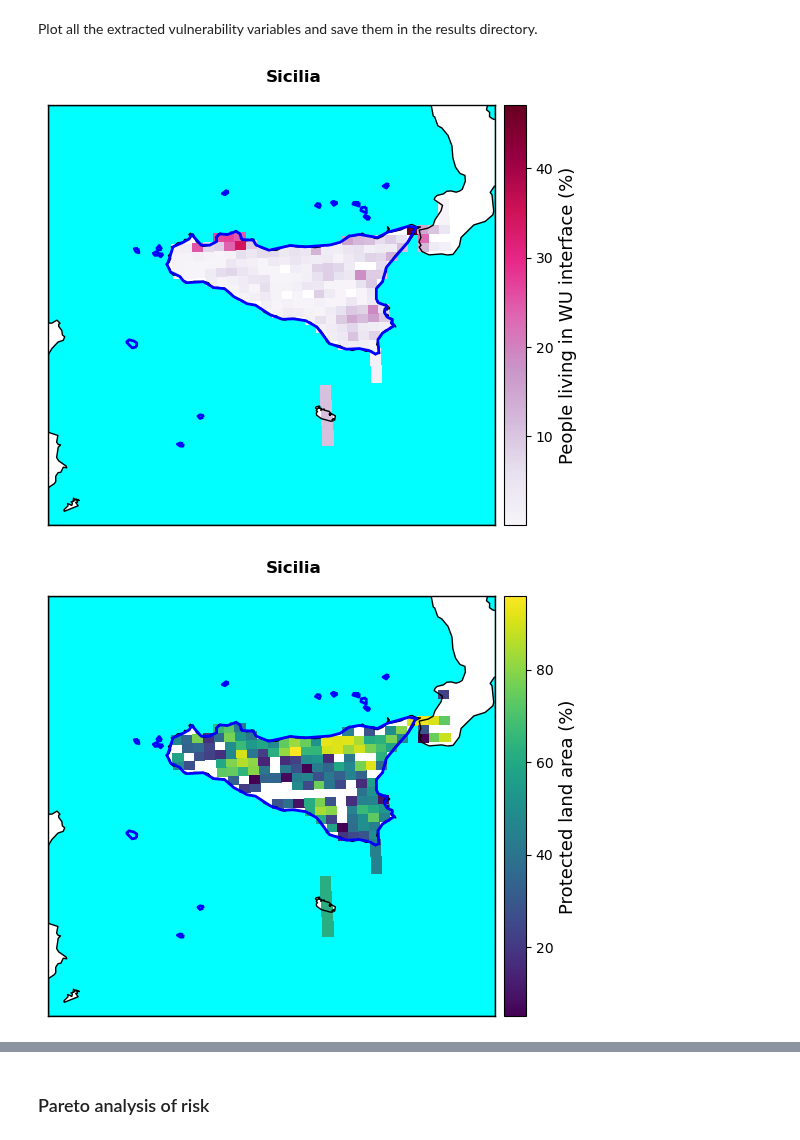
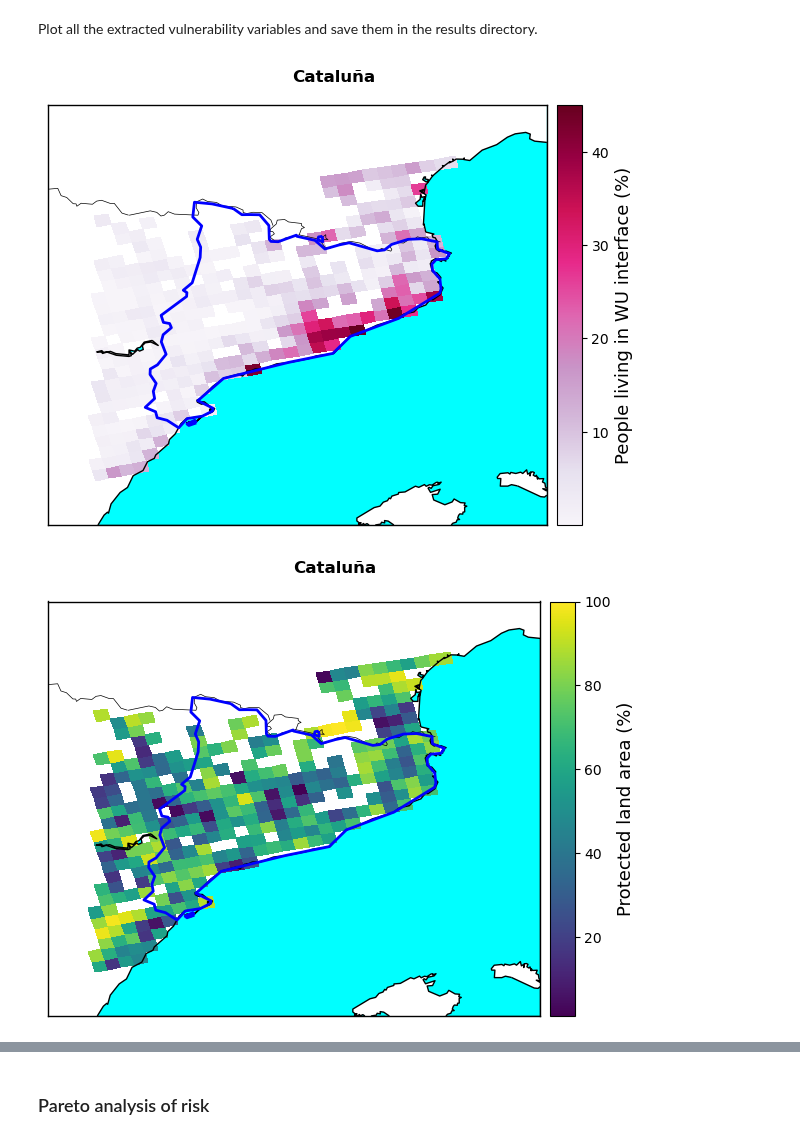
Before and after one commit to CLIMAAX/FIRE, a Jupyter notebook: 02_wildfire_FWI/FWI_Risk_Asessment.ipynb, the cells around one changed output, grey strips where cells are left out. Drawn from its saved outputs; the diff is of its cells as text; code cells hidden in the pictures.

```diff
--- a/02_wildfire_FWI/FWI_Risk_Asessment.ipynb
+++ b/02_wildfire_FWI/FWI_Risk_Asessment.ipynb
@@ -60,7 +60,7 @@ The cells below allow to download the boundaries of any NUTS2 or NUTS3 region in
 
 The coordinates of the selected regions are extracted and saved in an array. Finally, the geometry of the GeoJson file is saved as a shapefile to be used in the plotting phase.
 # %%
-region = ['ITG1'] #Replace the code in [''] with that of your region
+region = ['ES51'] #Replace the code in [''] with that of your region
 # %%
 #auxiliary function to load region GeoJson file.
 def load_nuts_json(json_path):
@@ -176,7 +176,7 @@ esa_bare=esa_int < 199 #create mask
 
 #Apply the mask to the raw FWI data
 clim_esa=clim_danger.mean(dim='time')*esa_bare.squeeze()
-clim_esa=clim_esa.where(danger_esa>0) #filter out invalid data
+clim_esa=clim_esa.where(clim_esa>0) #filter out invalid data
 # %% [markdown]
 Finally, the filtered FWI dataset is stored in a common risk dataset where all the variables making up wildfire risk will be compiled.
 # %%
@@ -201,15 +201,15 @@ def cut_to_region_EFFIS(ds):
     return ds
 # %%
 # Create a mask to match the dataset extent with the FWI
-mask=danger_esa>0
+mask=clim_esa>0
 
 # Define function to extract data from the EFFIS datasets
 def extract_EFFIS(ds_file):
     ds=ds_file['band_data'].mean(dim='band')
     ds_wgs84=ds.rio.reproject("EPSG:4326",resampling=Resampling.average,nodata=np.nan) #reproject to WGS84
     coordinates_dict = {
-        'x': danger['lon'],
-        'y': danger['lat']}
+        'x': clim_esa['lon'],
+        'y': clim_esa['lat']}
     ds_int=ds_wgs84.interp(coords=coordinates_dict) #Interpolate to danger data resolution
     ds_final=ds_int*mask #Apply danger mask
     ds_final=xr.where(ds_final>0,ds_final,np.nan) #Remove invalid data
@@ -358,34 +358,34 @@ Plot all the extracted vulnerability variables and save them in the results dire
 # %%
 variables=[wui_final,prot_area_final,irrep_final,pop_final,cost_final]
 colors=['PuRd','viridis','plasma','Blues','Oranges']
 labels=['People living in WU interface (%)','Protected land area (%)',
        'Irreplaceability Index','Population density (people/km2)','Restoration cost Index']
 outp_name=['Wui','ProtArea','Irrep','PopDens','RestCost']
 
 zoom=0.5
 
 #define the longitude and latitude coordinates
-lon_plot=danger['lon'].to_numpy()
-lat_plot=danger['lat'].to_numpy()
+lon_plot=clim_esa['lon'].to_numpy()
+lat_plot=clim_esa['lat'].to_numpy()
 
 for i,a in zip(variables,np.arange(len(variables))):
     map_FWI =Basemap(
                    resolution='i',
                    llcrnrlat=bbox[1]-zoom, urcrnrlat=bbox[3]+zoom,
                    llcrnrlon=bbox[0]-zoom, urcrnrlon=bbox[2]+zoom,
                    lon_0=bbox[1],lat_0=bbox[0])
 
     map_FWI.drawcoastlines()
     map_FWI.drawmapboundary(fill_color='aqua')
     map_FWI.fillcontinents(color='white',lake_color='aqua')
     map_FWI.drawcountries()
     map_FWI.pcolormesh(lon_plot,lat_plot,i,cmap=colors[a],zorder=1)
     map_FWI.colorbar().set_label(labels[a] ,fontsize=13)
     map_FWI.readshapefile(f'{data_dir}/{nuts_name}',nuts_name,color='b',linewidth=2) #draw region boundaries from shapefile
     plt.suptitle(str(nuts.iloc[0,4]),fontweight='bold') #title
     plt.tight_layout()
     plt.savefig(f'{results_dir}/'+str(nuts.iloc[0,4])+outp_name[a]+'.png') #save plots in results directory
     plt.show()
 # %% [output]
-[figure, old version]
+[figure, new version]
-[figure, old version]
+[figure, new version]
```
Also changed, not shown: parts of 5 cells of this notebook.
